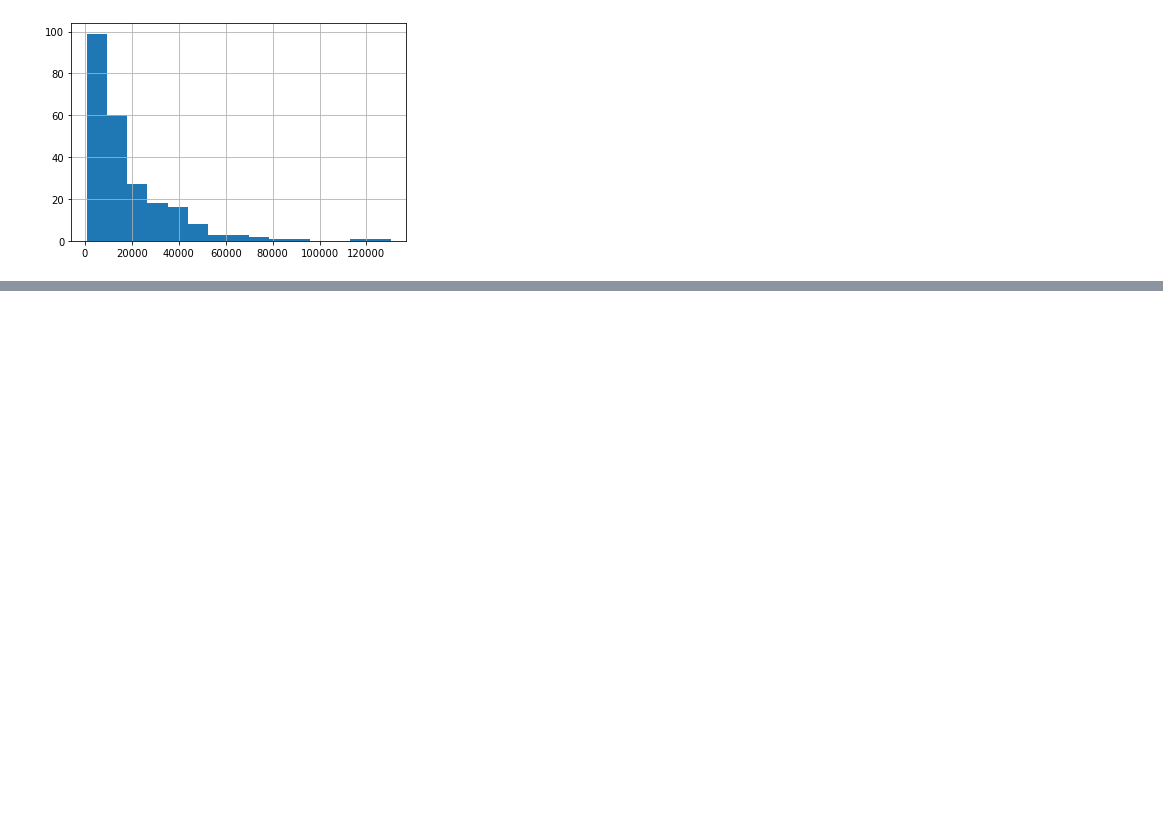
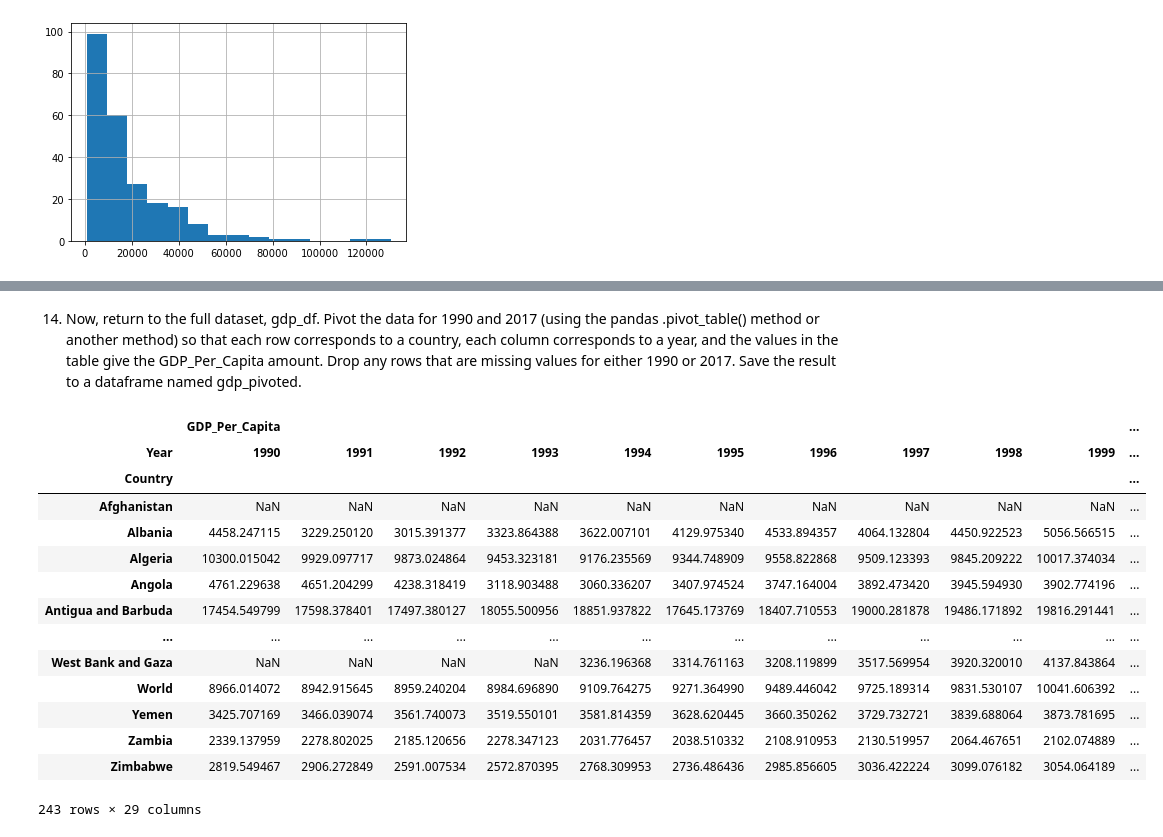
Before and after one commit to nss-data-science-cohort-4/dq1-undata-vai2fc, a Jupyter notebook: notebooks/UN_Data_Exploration.ipynb, the cells around one changed output, grey strips where cells are left out. Drawn from its saved outputs; the diff is of its cells as text; code cells hidden in the pictures; blank space fills up the shorter version.

```diff
--- a/notebooks/UN_Data_Exploration.ipynb
+++ b/notebooks/UN_Data_Exploration.ipynb
@@ -253,0 +226,22 @@ gdp_2014.GDP_Per_Capita.hist(bins = 15)
+# %% [markdown]
+14. Now, return to the full dataset, gdp_df. Pivot the data for 1990 and 2017 (using the pandas .pivot_table() method or another method) so that each row corresponds to a country, each column corresponds to a year, and the values in the table give the GDP_Per_Capita amount. Drop any rows that are missing values for either 1990 or 2017. Save the result to a dataframe named gdp_pivoted.
+# %%
+# still need to remove countries with missing values for either 1990 or 2017
+gdp_pivoted = pd.pivot_table(gdp_df, values = ['GDP_Per_Capita'], index = ['Country'], columns = ['Year'])
+gdp_pivoted
+# %% [output]
+|  | GDP_Per_Capita |  |  |  |  |  |  |  |  |  | ... |
+| Year | 1990 | 1991 | 1992 | 1993 | 1994 | 1995 | 1996 | 1997 | 1998 | 1999 | ... |
+| Country |  |  |  |  |  |  |  |  |  |  | ... |
+| Afghanistan | NaN | NaN | NaN | NaN | NaN | NaN | NaN | NaN | NaN | NaN | ... |
+| Albania | 4458.247115 | 3229.250120 | 3015.391377 | 3323.864388 | 3622.007101 | 4129.975340 | 4533.894357 | 4064.132804 | 4450.922523 | 5056.566515 | ... |
+| Algeria | 10300.015042 | 9929.097717 | 9873.024864 | 9453.323181 | 9176.235569 | 9344.748909 | 9558.822868 | 9509.123393 | 9845.209222 | 10017.374034 | ... |
+| Angola | 4761.229638 | 4651.204299 | 4238.318419 | 3118.903488 | 3060.336207 | 3407.974524 | 3747.164004 | 3892.473420 | 3945.594930 | 3902.774196 | ... |
+| Antigua and Barbuda | 17454.549799 | 17598.378401 | 17497.380127 | 18055.500956 | 18851.937822 | 17645.173769 | 18407.710553 | 19000.281878 | 19486.171892 | 19816.291441 | ... |
+| ... | ... | ... | ... | ... | ... | ... | ... | ... | ... | ... | ... |
+| West Bank and Gaza | NaN | NaN | NaN | NaN | 3236.196368 | 3314.761163 | 3208.119899 | 3517.569954 | 3920.320010 | 4137.843864 | ... |
+| World | 8966.014072 | 8942.915645 | 8959.240204 | 8984.696890 | 9109.764275 | 9271.364990 | 9489.446042 | 9725.189314 | 9831.530107 | 10041.606392 | ... |
+| Yemen | 3425.707169 | 3466.039074 | 3561.740073 | 3519.550101 | 3581.814359 | 3628.620445 | 3660.350262 | 3729.732721 | 3839.688064 | 3873.781695 | ... |
+| Zambia | 2339.137959 | 2278.802025 | 2185.120656 | 2278.347123 | 2031.776457 | 2038.510332 | 2108.910953 | 2130.519957 | 2064.467651 | 2102.074889 | ... |
+| Zimbabwe | 2819.549467 | 2906.272849 | 2591.007534 | 2572.870395 | 2768.309953 | 2736.486436 | 2985.856605 | 3036.422224 | 3099.076182 | 3054.064189 | ... |
+243 rows × 29 columns
```
Also changed, not shown: parts of 33 cells of this notebook.
